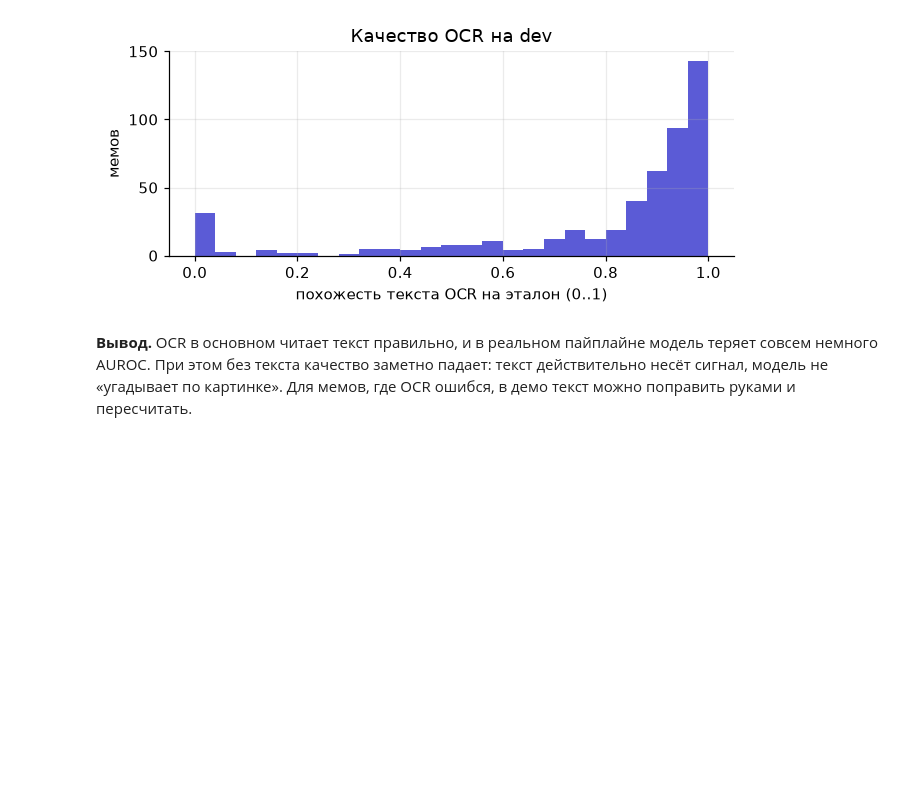
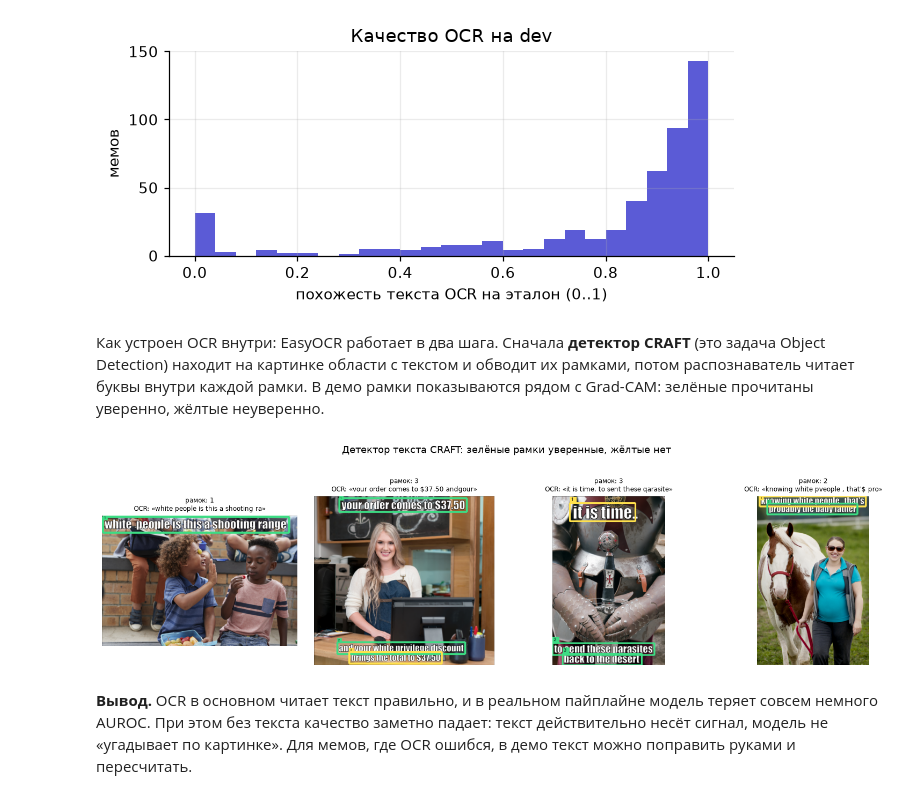
Before and after one commit to asrepovaamina-oss/memeguard, a Jupyter notebook: proj_3.ipynb, the cells around one changed output. Drawn from its saved outputs; the diff is of its cells as text; code cells hidden in the pictures; blank space fills up the shorter version.

Commit message:
proj_3: разделы про детектор текста и мониторинг
Co-Authored-By: Claude Opus 5.5 <noreply@anthropic.com>

```diff
--- a/proj_3.ipynb
+++ b/proj_3.ipynb
@@ -402,6 +403,26 @@ plt.show()
 | 2 | без текста (только картинка) | 0.690 |
 медианная похожесть OCR на эталон: 0.91, мемов, где OCR не нашёл текст: 24
 [figure]
+# %% [markdown]
+Как устроен OCR внутри: EasyOCR работает в два шага. Сначала **детектор CRAFT** (это задача
+Object Detection) находит на картинке области с текстом и обводит их рамками, потом распознаватель
+читает буквы внутри каждой рамки. В демо рамки показываются рядом с Grad-CAM: зелёные прочитаны
+уверенно, жёлтые неуверенно.
+# %%
+from memeguard.ocr import extract_text_and_boxes, draw_boxes
+
+fig, axes = plt.subplots(1, 4, figsize=(14, 3.8))
+for ax, i in zip(axes, [0, 2, 3, 5]):
+    img = Image.open(dev.img_path[i])
+    text, boxes = extract_text_and_boxes(img)
+    ax.imshow(draw_boxes(img, boxes))
+    ax.set_title(f"рамок: {len(boxes)}\nOCR: «{text[:34]}»", fontsize=8)
+    ax.axis("off")
+plt.suptitle("Детектор текста CRAFT: зелёные рамки уверенные, жёлтые нет", y=1.02)
+plt.tight_layout()
+plt.show()
+# %% [output]
+[figure, added]
 # %% [markdown]
 **Вывод.** OCR в основном читает текст правильно, и в реальном пайплайне модель теряет совсем
 немного AUROC. При этом без текста качество заметно падает: текст действительно несёт сигнал,
```
Also changed, not shown: parts of 6 cells of this notebook.
